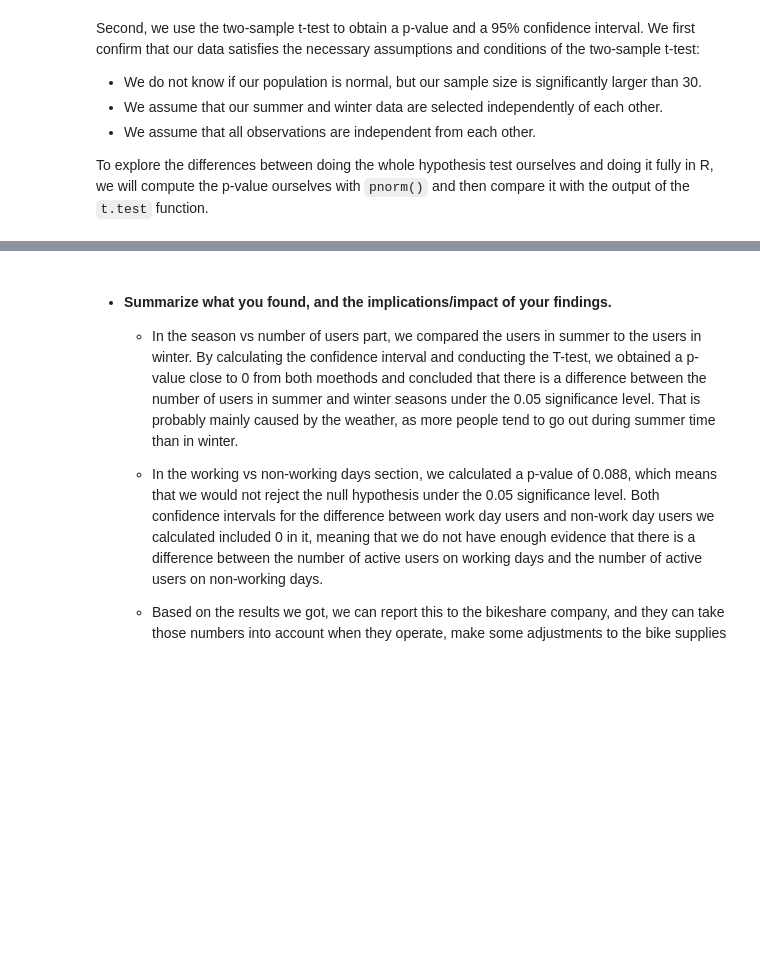
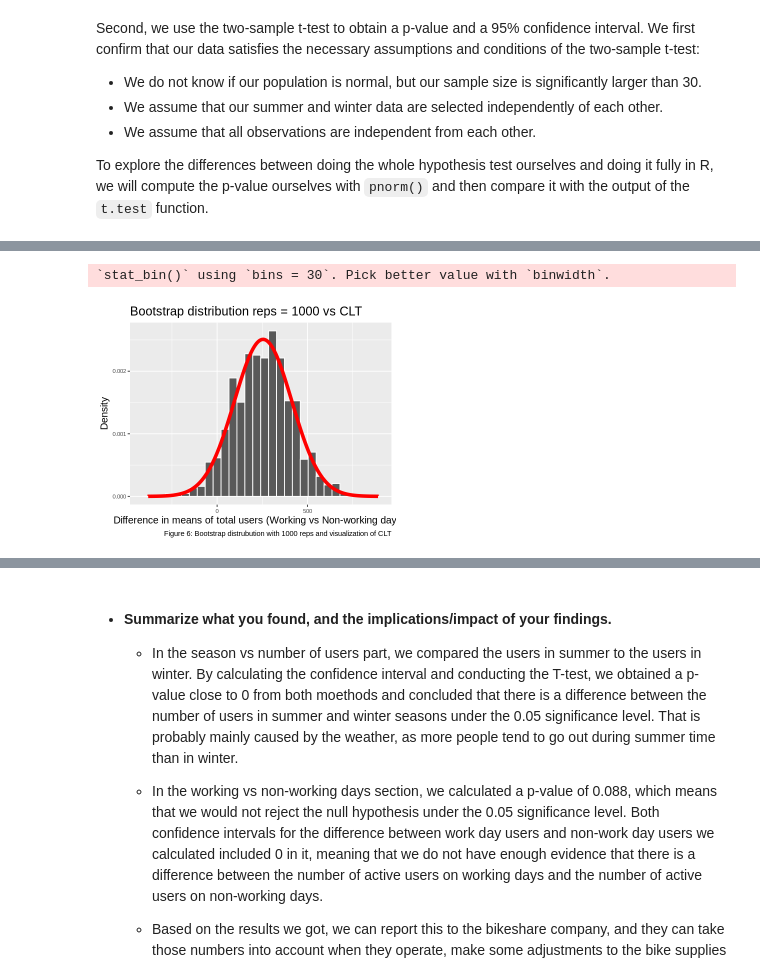
Before and after one commit to megannma/stat-201-2023s2-group-10, a Jupyter notebook: final_report.ipynb, the cells around one changed output, grey strips where cells are left out. Saved outputs shown, nothing was run; the diff lists cells and outputs as text; code cells hidden in the pictures; blank space fills up the shorter version.

```diff
--- a/final_report.ipynb
+++ b/final_report.ipynb
@@ -274,0 +342,36 @@ A tibble: 1 × 10
+# %%
+set.seed(1)
+# Set the graph settings
+options(repr.plot.width=5, repr.plot.height=4)
+
+# Create a tibble to plot the normal curve
+clt_samp_dist_workingdays <-
+    tibble(x = seq(mean_diff_days - 4 * std_error_days,
+                   mean_diff_days + 4 * std_error_days,
+                   0.01),
+           density = dnorm(x, mean_diff_days, std_error_days))
+
+# Obtain the boostrap sampling distribution
+workingdays_btsp_samp_distribution <- workingday_data_clean %>%
+    specify(formula = cnt ~ workingday) %>%
+    generate(reps = 1000, type = "bootstrap") %>%
+    calculate(stat = "diff in means", order = c("yes", "no"))
+
+# Plot the bootstrap sampling distribution vs the CLT estimate
+working_btsp_vs_clt_samp_dist_plot <-
+    workingdays_btsp_samp_distribution %>%
+    ggplot() +
+    geom_histogram(aes(x = stat, ..density..), color = 'white') +
+    geom_line(data = clt_samp_dist_workingdays, aes(x, density), lwd = 2, color = "red") +
+    xlab("Difference in means of total users (Working vs Non-working days) ") +
+    ylab("Density") +
+    labs(caption = "Figure 6: Bootstrap distrubution with 1000 reps and visualization of CLT") +
+    ggtitle("Bootstrap distribution reps = 1000 vs CLT") +
+    theme(axis.text=element_text(size=7),
+          axis.title=element_text(size=12),
+          plot.title = element_text(size=15))
+
+working_btsp_vs_clt_samp_dist_plot
+# %% [output]
+`stat_bin()` using `bins = 30`. Pick better value with `binwidth`.
+[figure, added]
```
Also changed, not shown: parts of 18 cells of this notebook.
